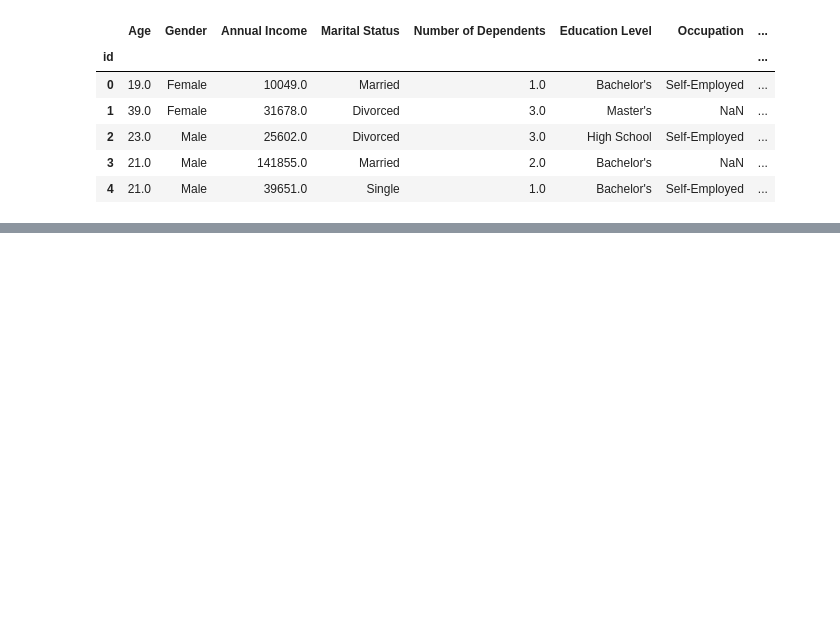
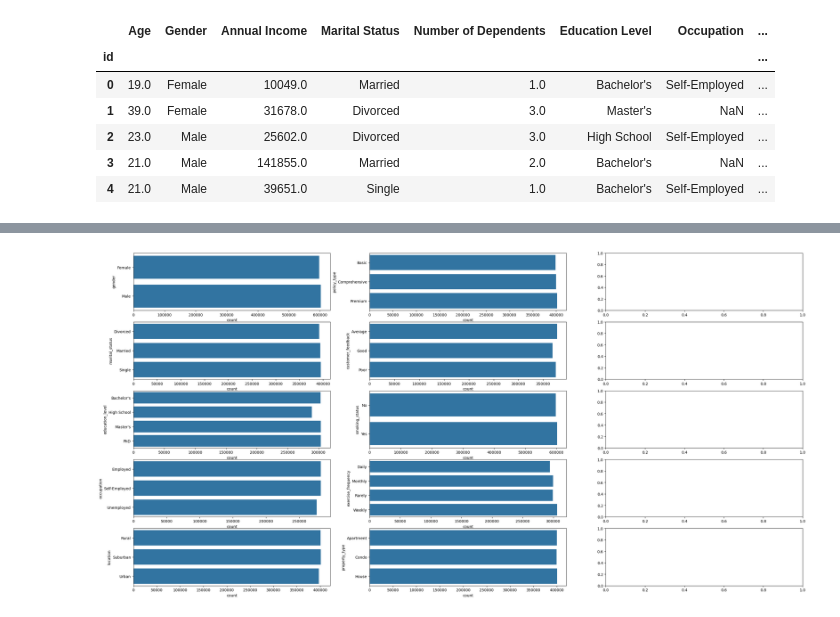
Before and after one commit to AntoxaZ18/ml-algorithms, a Jupyter notebook: module_3/poly/task.ipynb, the cells around one changed output, grey strips where cells are left out. Drawn from its saved outputs; the diff is of its cells as text; code cells hidden in the pictures; blank space fills up the shorter version.

```diff
--- a/module_3/poly/task.ipynb
+++ b/module_3/poly/task.ipynb
@@ -164,0 +139,8 @@ cat_unique
+# %%
+#Построим распределение категориальных признаков
+fig, axes = plt.subplots(5, len(categorial) // 5 + 1, figsize=(32, 16))
+
+for idx, col in enumerate(categorial):
+    sns.countplot(data=df[col].dropna(), ax=axes[idx % 5, idx // 5])
+# %% [output]
+[figure, added]
```
Also changed, not shown: parts of 24 cells of this notebook.
